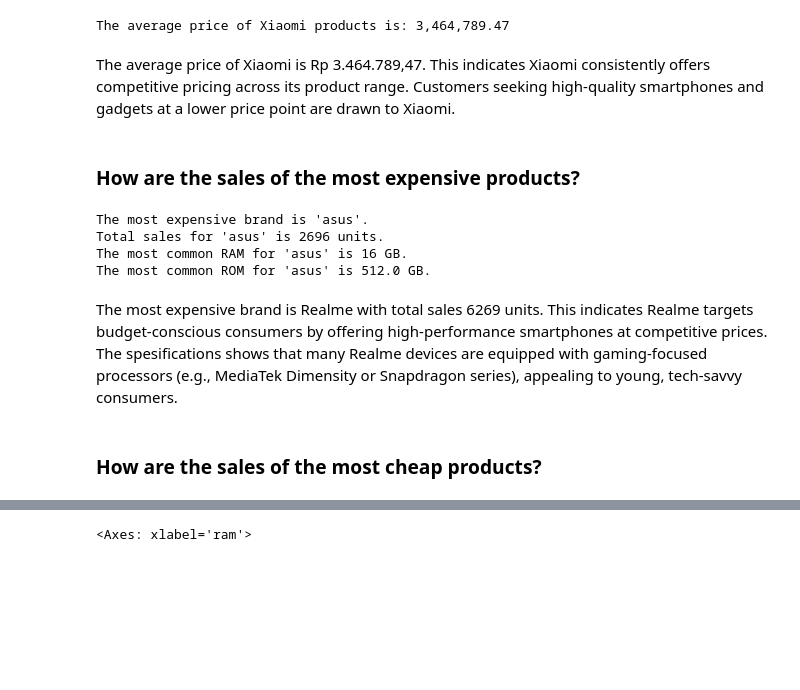
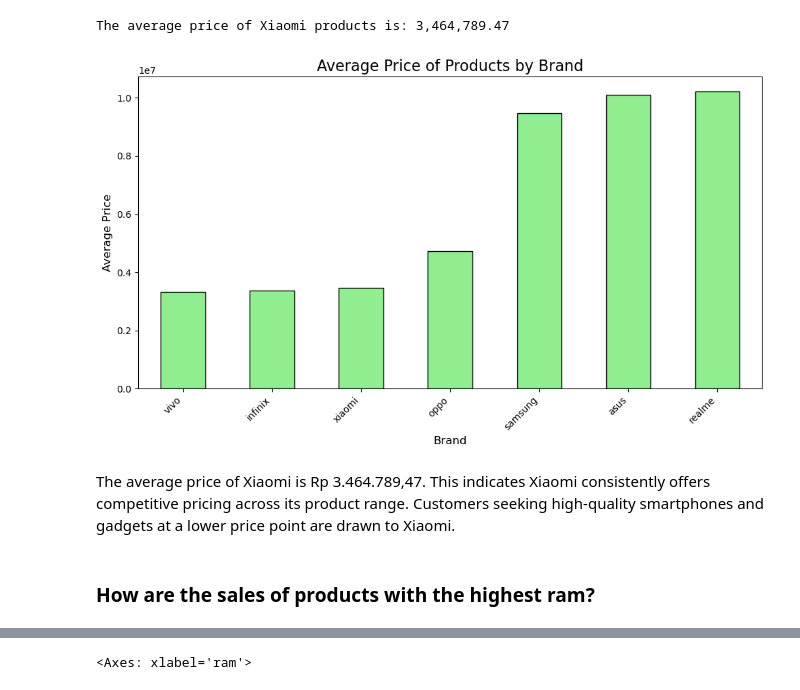
Before and after one commit to FTDS-assignment-bay/p2-final-project-group-01-1, a Jupyter notebook: EDA.ipynb, the cells around one changed output, grey strips where cells are left out. Drawn from its saved outputs; the diff is of its cells as text; code cells hidden in the pictures; blank space fills up the shorter version.

```diff
--- a/EDA.ipynb
+++ b/EDA.ipynb
@@ -224,34 +243,26 @@ average_price = xiaomi_data['price'].mean()
 print(f"The average price of Xiaomi products is: {average_price:,.2f}")
 # %% [output]
 The average price of Xiaomi products is: 3,464,789.47
+# %%
+# Group the data by brand and calculate the average price
+average_price_by_brand = df.groupby('brand')['price'].mean()
+
+# Plot the bar chart
+plt.figure(figsize=(10, 6))
+average_price_by_brand.sort_values().plot(kind='bar', color='lightgreen', edgecolor='black')
+
+# Add titles and labels
+plt.title('Average Price of Products by Brand', fontsize=16)
+plt.xlabel('Brand', fontsize=12)
+plt.ylabel('Average Price', fontsize=12)
+plt.xticks(rotation=45, ha='right')  # Rotate brand names for better visibility
+plt.tight_layout()
+
+# Show the plot
+plt.show()
+# %% [output]
+[figure, added]
 # %% [markdown]
 The average price of Xiaomi is Rp 3.464.789,47. This indicates Xiaomi consistently offers competitive pricing across its product range. Customers seeking high-quality smartphones and gadgets at a lower price point are drawn to Xiaomi.
 # %% [markdown]
-### How are the sales of the most expensive products?
+### How are the sales of products with the highest ram?
-# %%
-# Group by brand to calculate average price
-avg_price_per_brand = df.groupby('brand')['price'].mean()
-
-# Identify the most expensive and cheapest brands
-most_expensive_brand = avg_price_per_brand.idxmax()
-
-# Filter data for the most expensive brand
-most_expensive_data = df[df['brand'] == most_expensive_brand]
-total_sales_expensive = most_expensive_data['sold'].sum()
-most_common_ram_expensive = most_expensive_data['ram'].max()
-most_common_rom_expensive = most_expensive_data['rom'].max()
-
-# Display the results
-print(f"The most expensive brand is '{most_expensive_brand}'.")
-print(f"Total sales for '{most_expensive_brand}' is {int(total_sales_expensive)} units.")
-print(f"The most common RAM for '{most_expensive_brand}' is {most_common_ram_expensive} GB.")
-print(f"The most common ROM for '{most_expensive_brand}' is {most_common_rom_expensive} GB.\n")
-# %% [output]
-The most expensive brand is 'asus'.
-Total sales for 'asus' is 2696 units.
-The most common RAM for 'asus' is 16 GB.
-The most common ROM for 'asus' is 512.0 GB.
-# %% [markdown]
-The most expensive brand is Realme with total sales 6269 units. This indicates Realme targets budget-conscious consumers by offering high-performance smartphones at competitive prices. The spesifications shows that many Realme devices are equipped with gaming-focused processors (e.g., MediaTek Dimensity or Snapdragon series), appealing to young, tech-savvy consumers.
-# %% [markdown]
-### How are the sales of the most cheap products?
```
Also changed, not shown: parts of 31 cells of this notebook, 2 other files.
